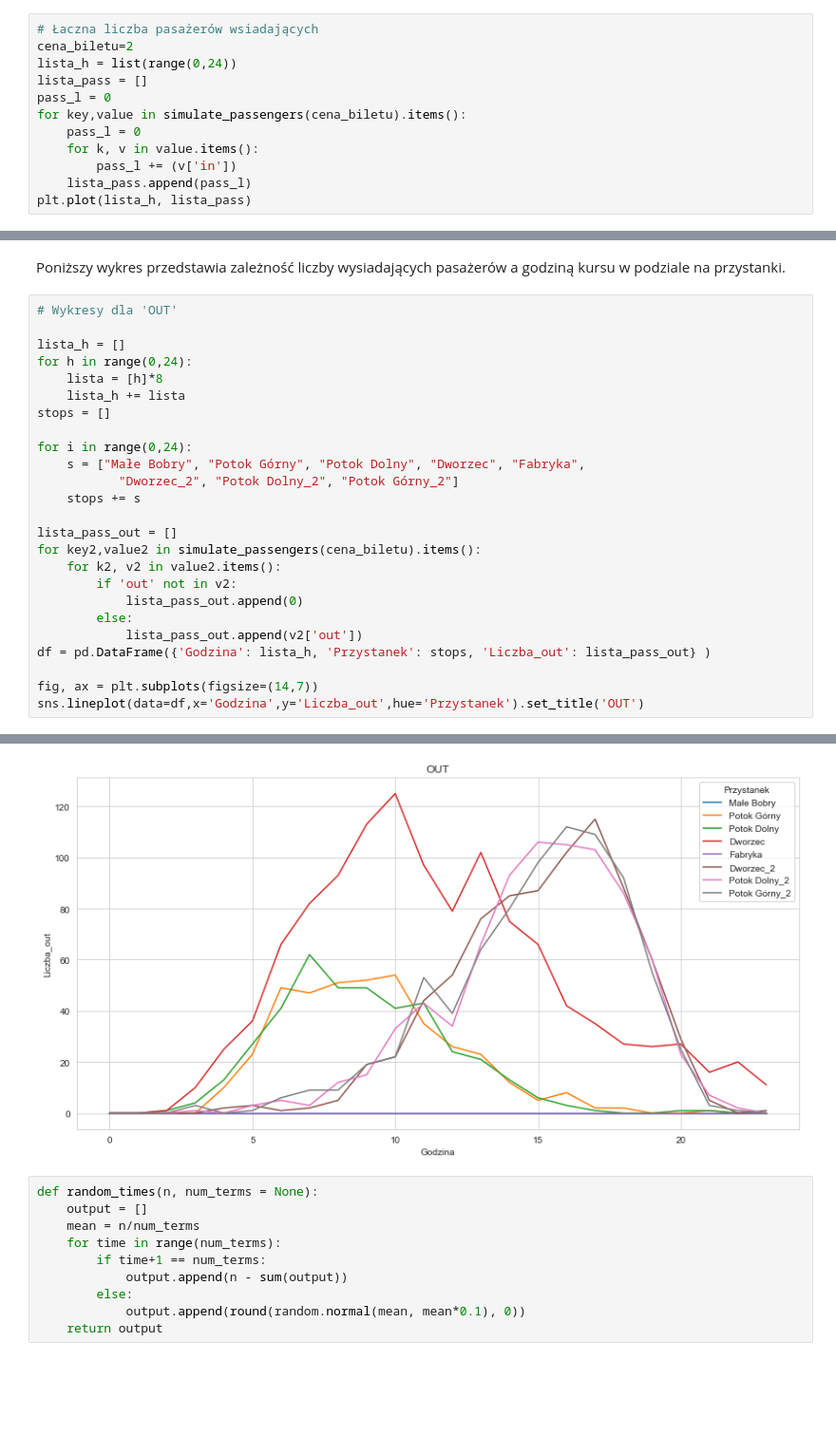
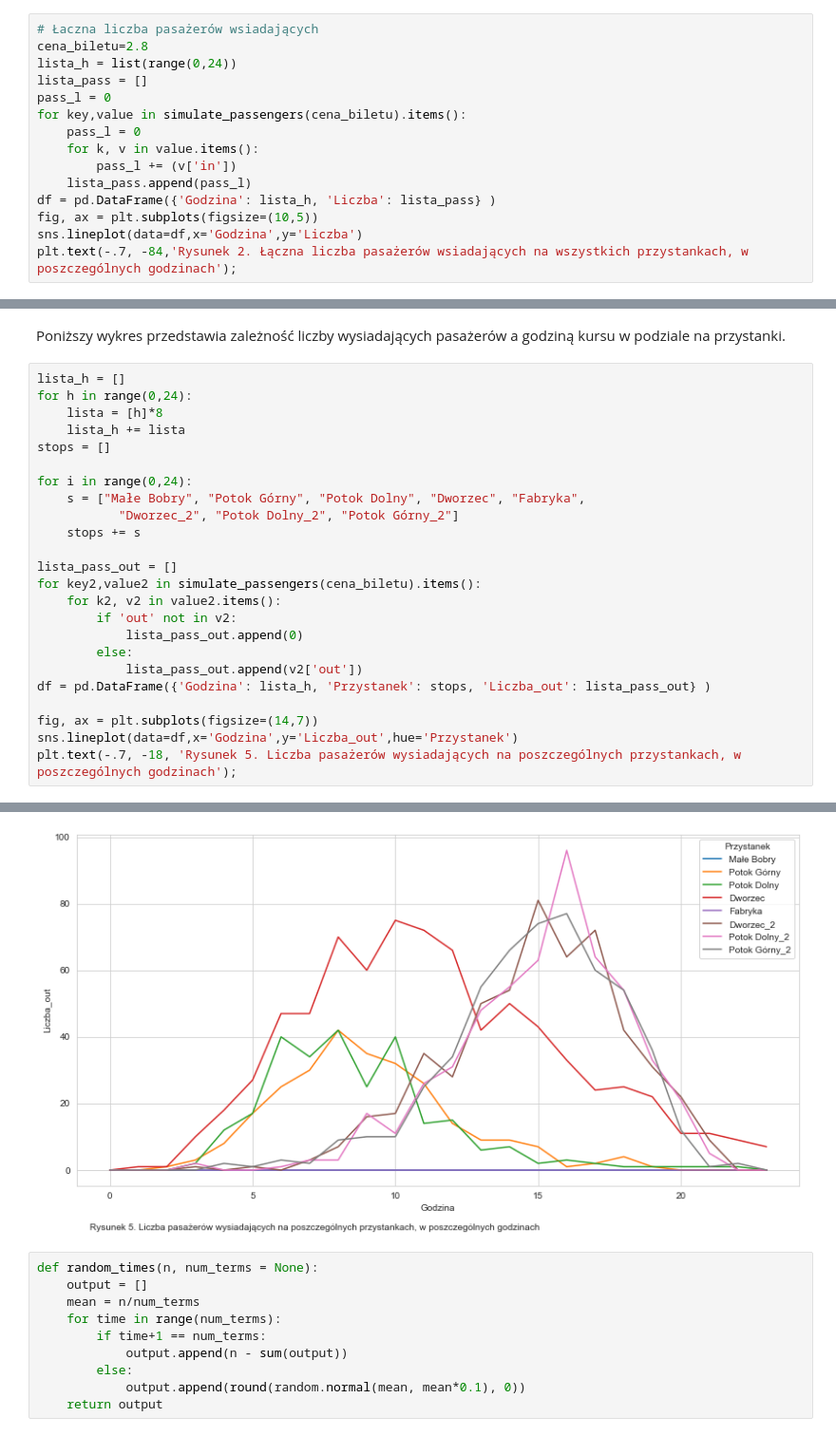
Before and after one commit to fmordarski/Passengers-simulation, a Jupyter notebook: Raport_MZK.ipynb, the cells around one changed output, grey strips where cells are left out. Shown at 95% size. Saved outputs shown, nothing was run; the diff lists cells and outputs as text; blank space fills up the shorter version.

Commit message:
Zmienione wykresy

```diff
--- a/Raport_MZK.ipynb
+++ b/Raport_MZK.ipynb
@@ -130,7 +128,7 @@ Text(-0.3, -1.2, 'Rysunek 1. Funkcja popytu na usługi transportowe firmy Wesoł
 Na poniższym wykresie możemy zaobserwować jak zmienia się liczba pasażerów wsiadających na wszystkich przystankach w zależności od godziny kursu.
 # %%
 # Łaczna liczba pasażerów wsiadających
-cena_biletu=2
+cena_biletu=2.8
 lista_h = list(range(0,24))
 lista_pass = []
 pass_l = 0
@@ -139,5 +137,8 @@ for key,value in simulate_passengers(cena_biletu).items():
     for k, v in value.items():
         pass_l += (v['in'])
     lista_pass.append(pass_l)
-plt.plot(lista_h, lista_pass)
+df = pd.DataFrame({'Godzina': lista_h, 'Liczba': lista_pass} )
+fig, ax = plt.subplots(figsize=(10,5))
+sns.lineplot(data=df,x='Godzina',y='Liczba')
+plt.text(-.7, -84,'Rysunek 2. Łączna liczba pasażerów wsiadających na wszystkich przystankach, w poszczególnych godzinach');
 # %% [output]
@@ -190,8 +190,6 @@ Text(0.5, 1.0, 'IN')
 # %% [markdown]
 Poniższy wykres przedstawia zależność liczby wysiadających pasażerów a godziną kursu w podziale na przystanki.
 # %%
-# Wykresy dla 'OUT'
-
 lista_h = []
 for h in range(0,24):
     lista = [h]*8
@@ -213,5 +211,6 @@ for key2,value2 in simulate_passengers(cena_biletu).items():
 df = pd.DataFrame({'Godzina': lista_h, 'Przystanek': stops, 'Liczba_out': lista_pass_out} )
 
 fig, ax = plt.subplots(figsize=(14,7))
-sns.lineplot(data=df,x='Godzina',y='Liczba_out',hue='Przystanek').set_title('OUT')
+sns.lineplot(data=df,x='Godzina',y='Liczba_out',hue='Przystanek')
+plt.text(-.7, -18, 'Rysunek 5. Liczba pasażerów wysiadających na poszczególnych przystankach, w poszczególnych godzinach');
 # %% [output]
@@ -219,4 +217,4 @@ Text(0.5, 1.0, 'OUT')
-[figure, old version]
+[figure, new version]
 # %%
 def random_times(n, num_terms = None):
     output = []
```
Also changed, not shown: parts of 5 cells of this notebook.
